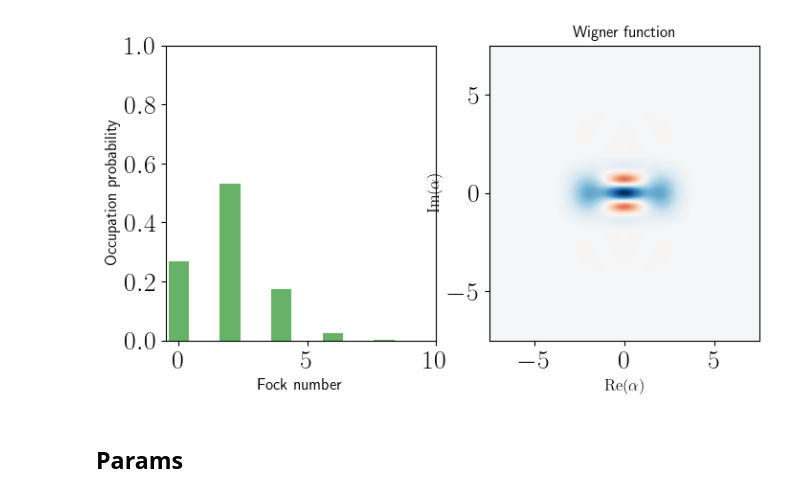
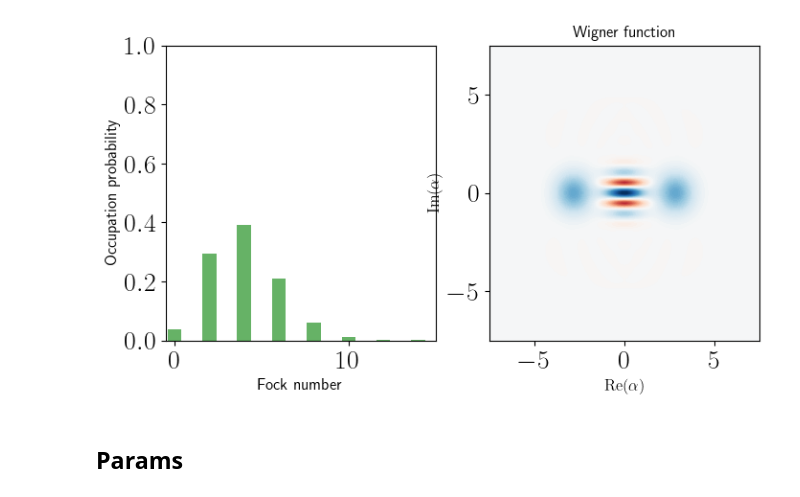
Before and after one commit to ingstra/qubitdyne, a Jupyter notebook: tomography_lossy_system_const_coupl.ipynb, the cells around one changed output. Saved outputs shown, nothing was run; the diff lists cells and outputs as text; code cells hidden in the pictures.

```diff
--- a/tomography_lossy_system_const_coupl.ipynb
+++ b/tomography_lossy_system_const_coupl.ipynb
@@ -12,38 +12,38 @@ import cvxpy as cp
 import time
 from joblib import Parallel, delayed
 # %%
-N=10
+N=15
 
 idc = qeye(N)
 ida = qeye(2)
 a  = tensor(destroy(N), ida)
 sm = tensor(idc, destroy(2))
 sx = tensor(idc, sigmax())
 sy = tensor(idc, sigmay())
 sz = tensor(idc, sigmaz())
 
 # cavity photon number operator
 N_cav = tensor(num(N), ida)
 
 # projection operators to qubit ground and excited state
 proj0 = tensor(idc, basis(2,0).proj())
 proj1 = tensor(idc, basis(2,1).proj())
 
 
 initial_cavity = coherent(N, 1j*1)
 
 
-alpha = 1.41
+alpha = 2
 initial_cavity = (coherent(N, alpha) + coherent(N,-alpha)).unit()
 
 #initial_cavity = fock(N, 3)
 
 
 psi0 = tensor(initial_cavity, basis(2,0))
 n_init = expect(N_cav, psi0)
 plot_wigner_fock_distribution(initial_cavity);
 # %% [output]
-[figure, old version]
+[figure, new version]
 # %%
 def U_interact(g):
     op = (-1j) * g * (a.dag() * sm + a * sm.dag())
```
Also changed, not shown: parts of 3 cells of this notebook.
